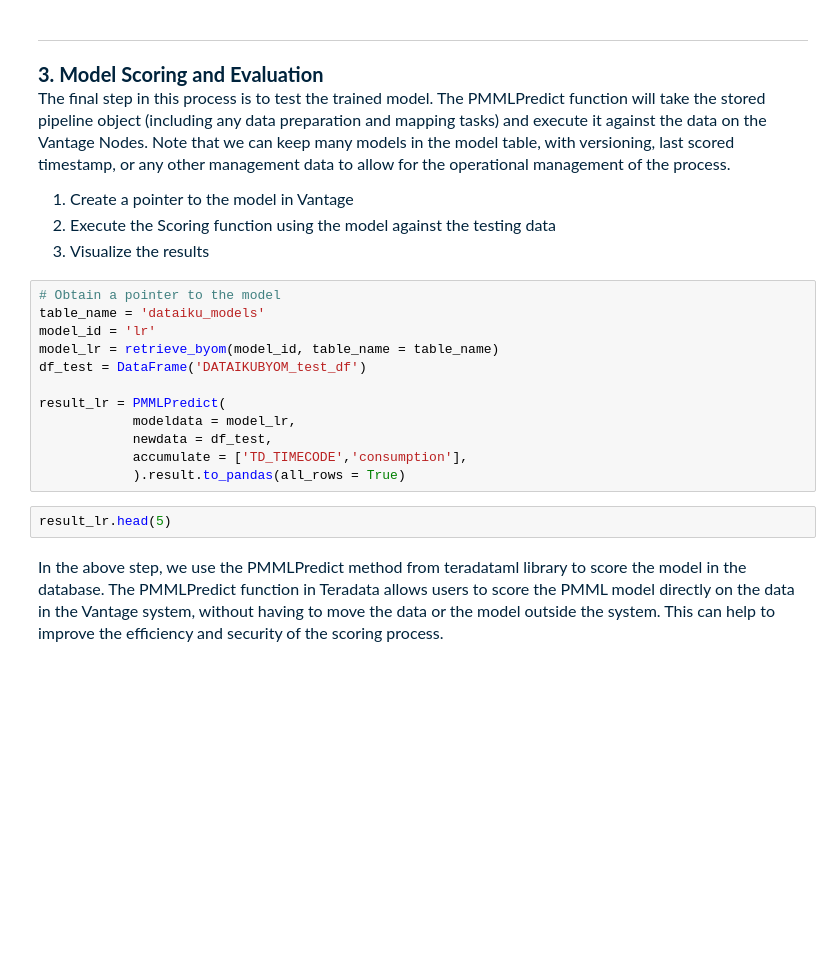
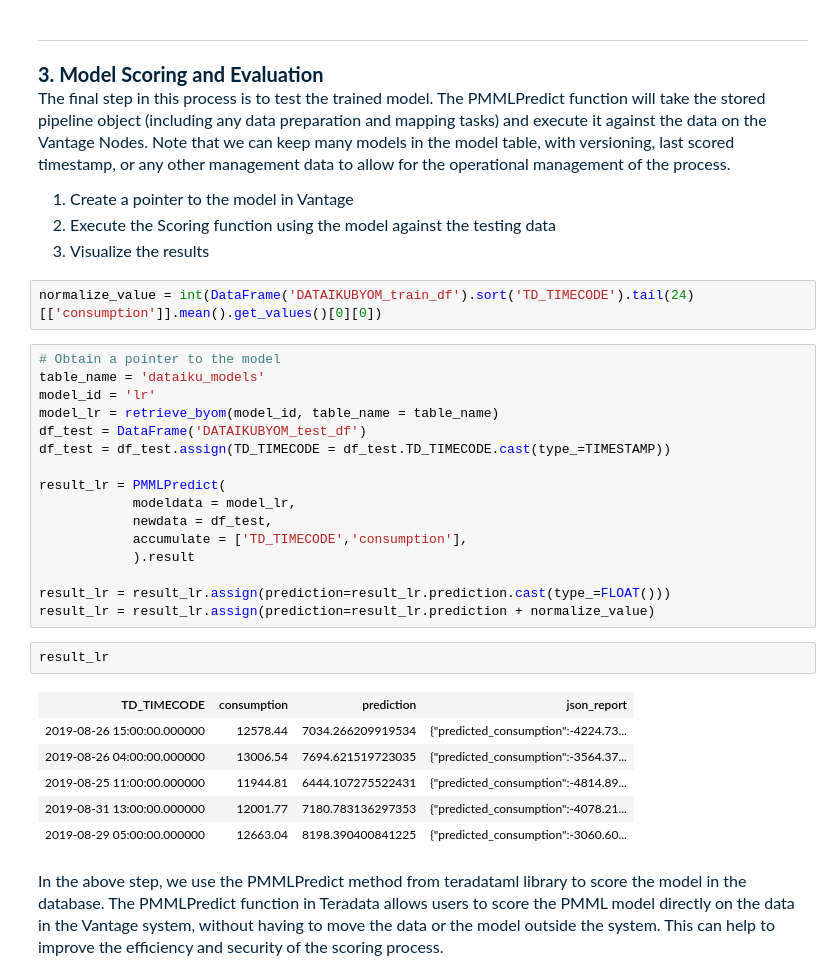
Before and after one commit to Teradata/jupyter-demos, a Jupyter notebook: UseCases/Energy_Consumption_Forecasting_Dataiku/Energy_Consumption_Forecasting_Dataiku.ipynb, the cells around one changed output. Drawn from its saved outputs; the diff is of its cells as text; blank space fills up the shorter version.

```diff
--- a/UseCases/Energy_Consumption_Forecasting_Dataiku/Energy_Consumption_Forecasting_Dataiku.ipynb
+++ b/UseCases/Energy_Consumption_Forecasting_Dataiku/Energy_Consumption_Forecasting_Dataiku.ipynb
@@ -211,20 +232,33 @@ list_byom(table_name)
             <li>Execute the Scoring function using the model against the testing data</li>
             <li>Visualize the results</li>
         </ol>
+# %%
+normalize_value = int(DataFrame('DATAIKUBYOM_train_df').sort('TD_TIMECODE').tail(24)[['consumption']].mean().get_values()[0][0])
 # %%
 # Obtain a pointer to the model
 table_name = 'dataiku_models'
 model_id = 'lr'
 model_lr = retrieve_byom(model_id, table_name = table_name)
 df_test = DataFrame('DATAIKUBYOM_test_df')
+df_test = df_test.assign(TD_TIMECODE = df_test.TD_TIMECODE.cast(type_=TIMESTAMP))
 
 result_lr = PMMLPredict(
             modeldata = model_lr,
             newdata = df_test,
             accumulate = ['TD_TIMECODE','consumption'],
-            ).result.to_pandas(all_rows = True)
+            ).result
+
+result_lr = result_lr.assign(prediction=result_lr.prediction.cast(type_=FLOAT()))
+result_lr = result_lr.assign(prediction=result_lr.prediction + normalize_value)
 # %%
-result_lr.head(5)
+result_lr
+# %% [output]
+| TD_TIMECODE | consumption | prediction | json_report |
+| 2019-08-26 15:00:00.000000 | 12578.44 | 7034.266209919534 | {"predicted_consumption":-4224.73... |
+| 2019-08-26 04:00:00.000000 | 13006.54 | 7694.621519723035 | {"predicted_consumption":-3564.37... |
+| 2019-08-25 11:00:00.000000 | 11944.81 | 6444.107275522431 | {"predicted_consumption":-4814.89... |
+| 2019-08-31 13:00:00.000000 | 12001.77 | 7180.783136297353 | {"predicted_consumption":-4078.21... |
+| 2019-08-29 05:00:00.000000 | 12663.04 | 8198.390400841225 | {"predicted_consumption":-3060.60... |
 # %% [markdown]
 <p style = 'font-size:16px;font-family:Arial;color:#00233C'>In the above step, we use the PMMLPredict method from teradataml library to score the model in the database. The PMMLPredict function in Teradata allows users to score the PMML model directly on the data in the Vantage system, without having to move the data or the model outside the system. This can help to improve the efficiency and security of the scoring process.</p>
 # %%
```
Also changed, not shown: parts of 14 cells of this notebook.
